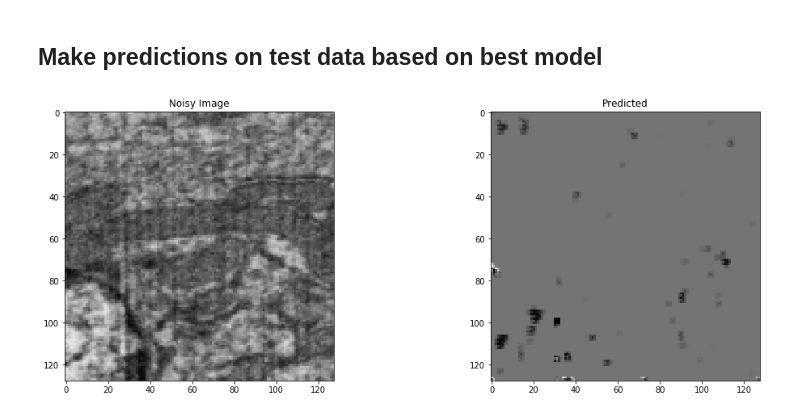
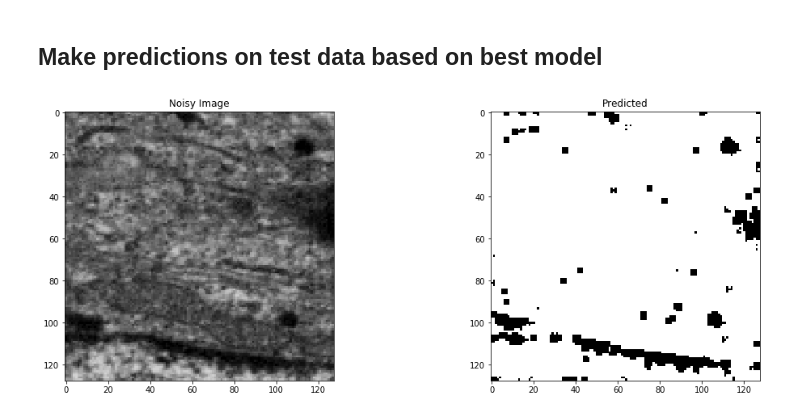
Before and after one commit to aduenner/ImageSegmentation, a Jupyter notebook: RunUnet2D.ipynb, the cells around one changed output. Cells and saved outputs as stored; diff of their text form; code cells hidden in the pictures.

```diff
--- a/RunUnet2D.ipynb
+++ b/RunUnet2D.ipynb
@@ -30,8 +32,8 @@ model_inputs = {
       "pooling_dims": (2, 2),
       "stride_dims": (2, 2),
       "output_activation": "sigmoid",
-      "image_height": 128,
-      "image_width": 128,
+      "image_height": 256,
+      "image_width": 256,
       "input_channels": 1,
       "categories": 1,
       "model_optimizer": "adam",
@@ -39,7 +41,7 @@ model_inputs = {
       "validation_split": 0.1,
       "epochs": 10,
       "batch_size": 16,
-      "filename": 'Unet-trained-model.h5',
+      "filename": 'Unet2D-trained.h5',
       "stop_after": 5
     }
 # %% [markdown]
@@ -83,7 +75,7 @@ Epoch 00010: val_loss improved from 0.24082 to 0.17654, saving model to Unet-tra
 ## Get Unlabeled Test Data
 # %%
 help(generate_subimages)
-x_test = generate_subimages('sem_image.PNG',128,20)
+x_test = generate_subimages('Data/sem_image.PNG',128,20)
 # %% [output]
 Help on function generate_subimages in module img_utils:
 
@@ -107,20 +99,20 @@ predict = best_model.predict(x_test)
 # %%
 idx =  random.randint(0,x_test.shape[0])
 plt.subplot(1,2,1)
 imshow(np.squeeze(x_test[idx]))
 plt.title('Noisy Image')
 plt.subplot(1,2,2)
 gray = np.squeeze(predict[idx,:,:])
 bw = np.asarray(gray).copy()
 # Pixel range is 0...255, 256/2 = 128
 bw[bw < 0.5] = 0    # Black
 bw[bw >= 0.5] = 1 # White
-imshow(gray)
+imshow(bw)
 plt.title('Predicted')
 #plt.subplot(1,3,3)
 #imshow(np.squeeze(y_train[idx,:,:]))
 #plt.title('Ground Truth')
 fig = plt.gcf()
 fig.set_size_inches(15, 5)
 # %% [output]
-[figure, old version]
+[figure, new version]
```
Also changed, not shown: parts of 5 cells of this notebook, 38 other files.
